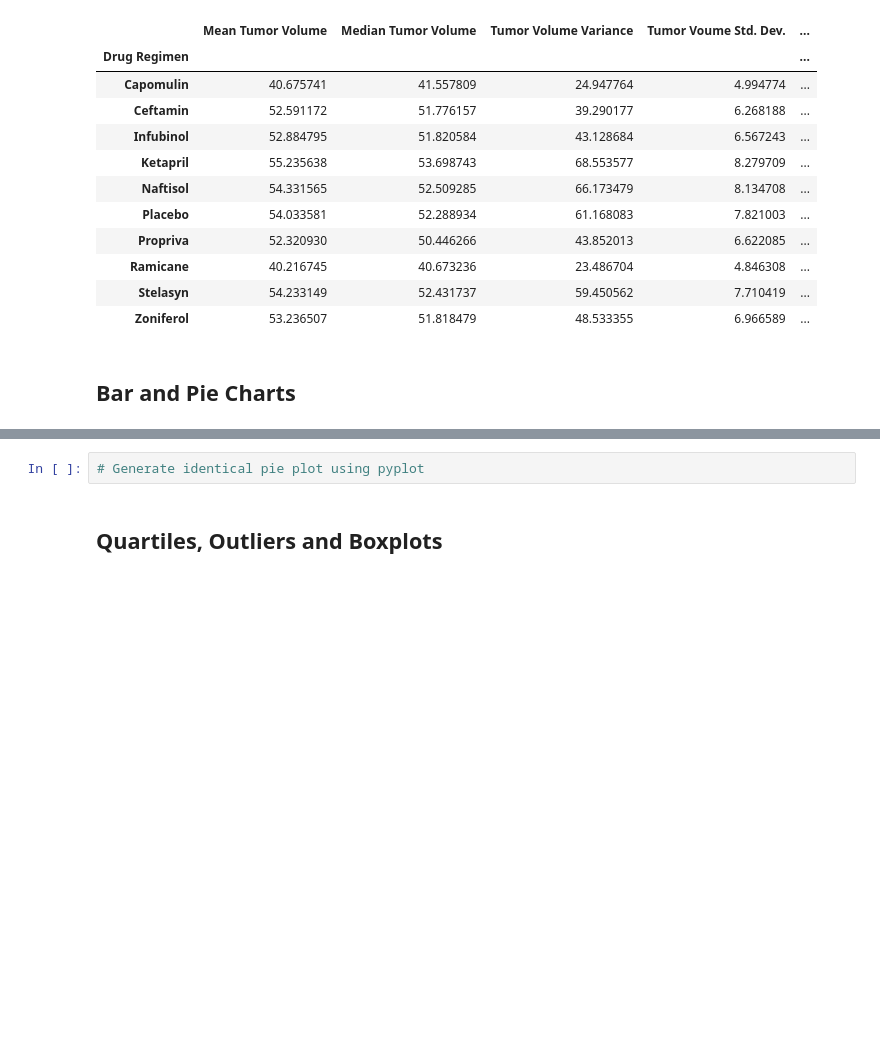
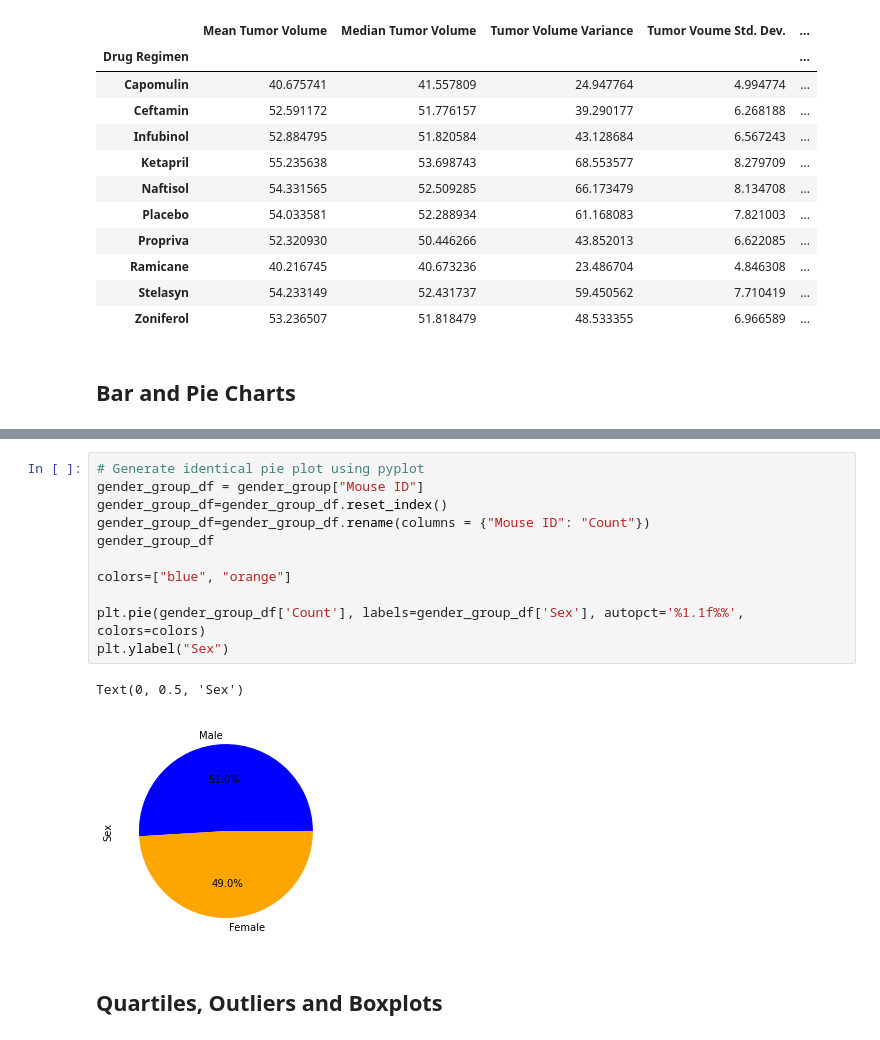
Before and after one commit to ttoffey/MatPlotLib_Challenge, a Jupyter notebook: main_py.ipynb, the cells around one changed output, grey strips where cells are left out. Saved outputs shown, nothing was run; the diff lists cells and outputs as text; blank space fills up the shorter version.

```diff
--- a/main_py.ipynb
+++ b/main_py.ipynb
@@ -236,5 +202,17 @@ Name: Mouse ID, dtype: int64
-# %%
-# Generate identical pie plot using pyplot
+# %%
+# Generate identical pie plot using pyplot
+gender_group_df = gender_group["Mouse ID"]
+gender_group_df=gender_group_df.reset_index()
+gender_group_df=gender_group_df.rename(columns = {"Mouse ID": "Count"})
+gender_group_df
+
+colors=["blue", "orange"]
+
+plt.pie(gender_group_df['Count'], labels=gender_group_df['Sex'], autopct='%1.1f%%', colors=colors)
+plt.ylabel("Sex")
+# %% [output]
+Text(0, 0.5, 'Sex')
+[figure, added]
 # %% [markdown]
 ## Quartiles, Outliers and Boxplots
 # %%
```
Also changed, not shown: parts of 21 cells of this notebook.
